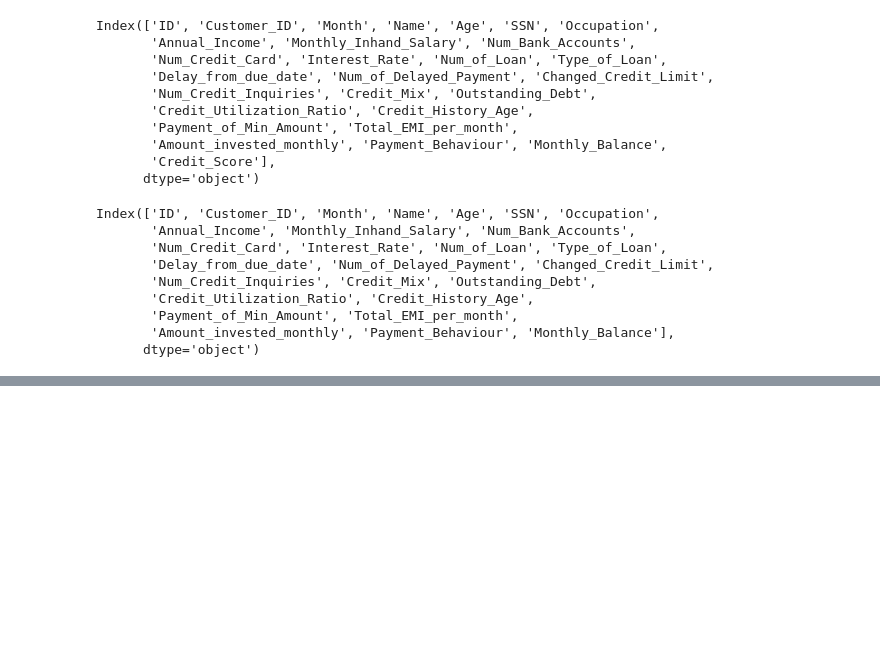
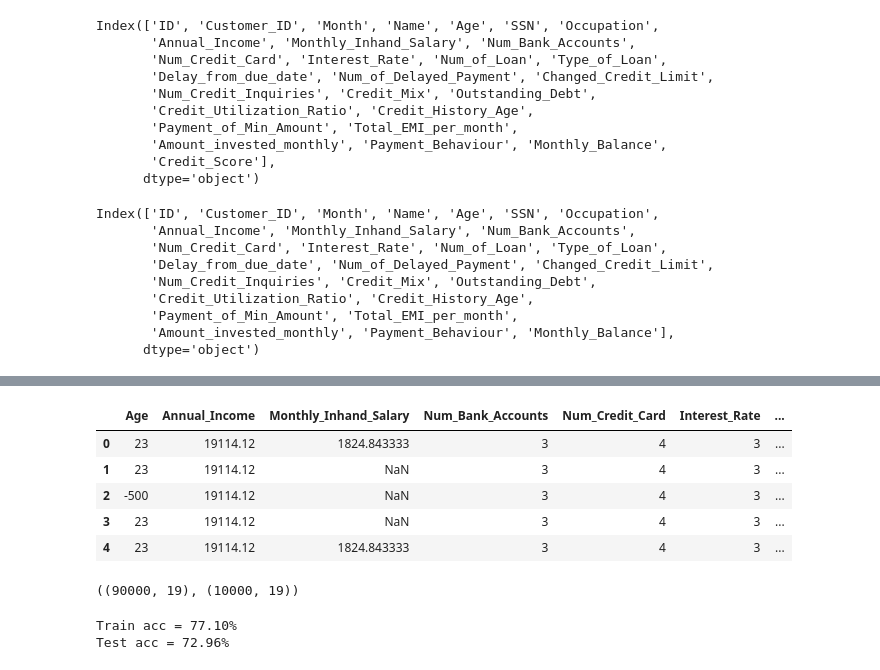
Before and after one commit to nvbinh15/credit-assessment-microservice, a Jupyter notebook: credit_score_classification.ipynb, the cells around one changed output, grey strips where cells are left out. Drawn from its saved outputs; the diff is of its cells as text; code cells hidden in the pictures; blank space fills up the shorter version.

```diff
--- a/credit_score_classification.ipynb
+++ b/credit_score_classification.ipynb
@@ -38,0 +62,9 @@ Index(['ID', 'Customer_ID', 'Month', 'Name', 'Age', 'SSN', 'Occupation',
+# %%
+train_df.head()
+# %% [output]
+|  | Age | Annual_Income | Monthly_Inhand_Salary | Num_Bank_Accounts | Num_Credit_Card | Interest_Rate | ... |
+| 0 | 23 | 19114.12 | 1824.843333 | 3 | 4 | 3 | ... |
+| 1 | 23 | 19114.12 | NaN | 3 | 4 | 3 | ... |
+| 2 | -500 | 19114.12 | NaN | 3 | 4 | 3 | ... |
+| 3 | 23 | 19114.12 | NaN | 3 | 4 | 3 | ... |
+| 4 | 23 | 19114.12 | 1824.843333 | 3 | 4 | 3 | ... |
@@ -38,0 +86,16 @@ Index(['ID', 'Customer_ID', 'Month', 'Name', 'Age', 'SSN', 'Occupation',
+# %%
+X_train.shape, X_test.shape
+# %% [output]
+((90000, 19), (10000, 19))
+# %%
+from sklearn.metrics import accuracy_score, confusion_matrix
+from sklearn.neural_network import MLPClassifier
+from sklearn.ensemble import HistGradientBoostingClassifier
+
+mlp = HistGradientBoostingClassifier()
+mlp.fit(X_train, y_train)
+print(f'Train acc = {(accuracy_score(y_train, mlp.predict(X_train)) * 100.0):.2f}%')
+print(f'Test acc = {(accuracy_score(y_test, mlp.predict(X_test)) * 100.0):.2f}%')
+# %% [output]
+Train acc = 77.10%
+Test acc = 72.96%
```
Also changed, not shown: parts of 7 cells of this notebook, 2 other files.
